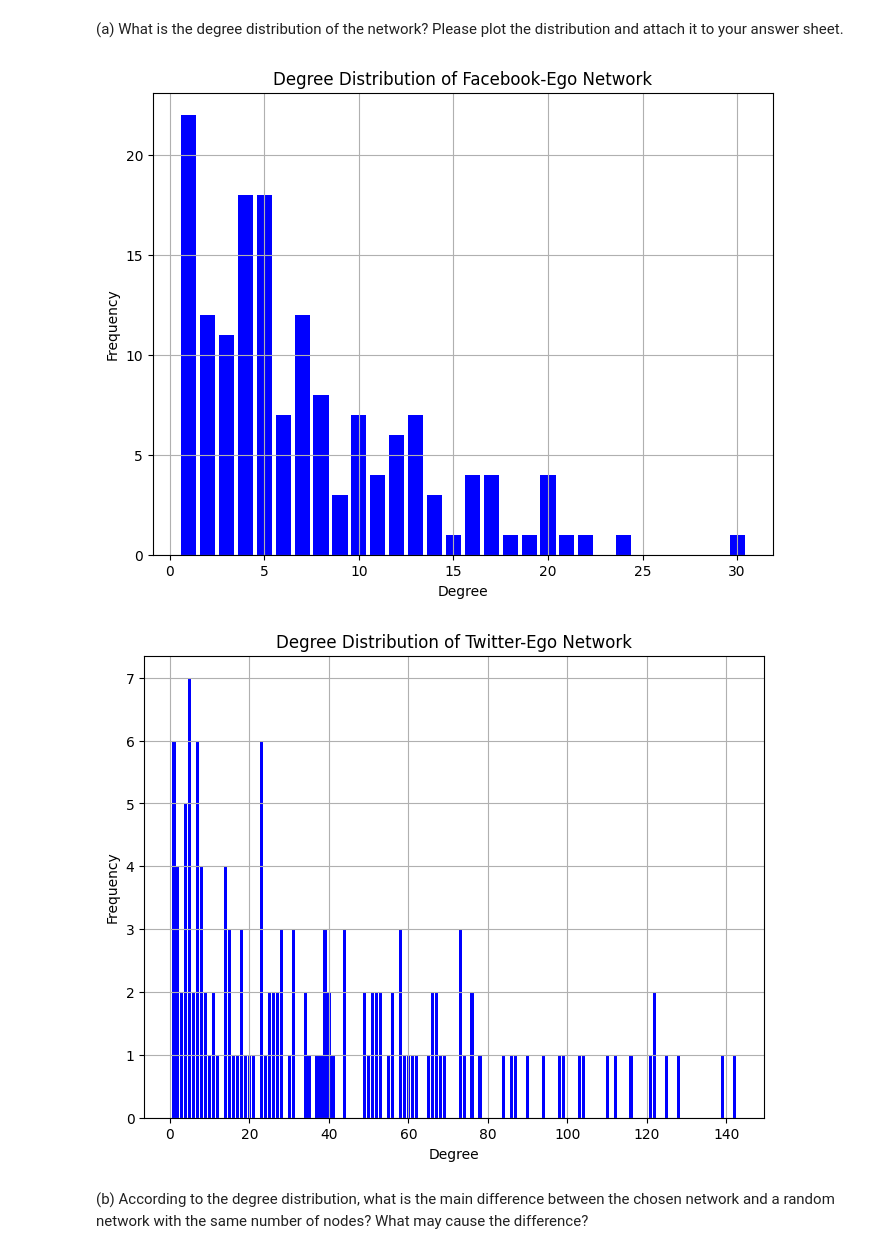
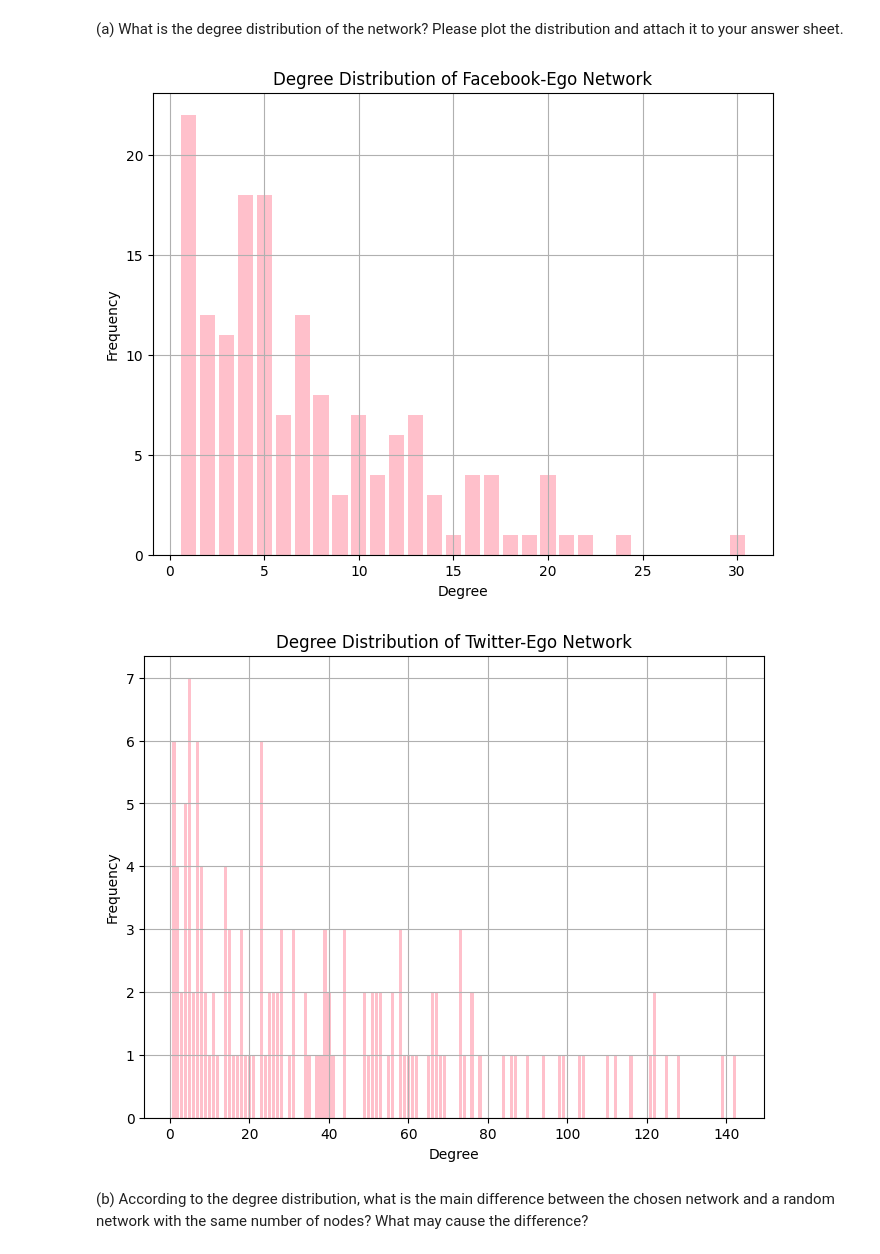
Before and after one commit to dency-claris/Analysis-of-Complex-Networks, a Jupyter notebook: Assignment 2.ipynb, the cells around one changed output. Saved outputs shown, nothing was run; the diff lists cells and outputs as text; code cells hidden in the pictures.

```diff
--- a/Assignment 2.ipynb
+++ b/Assignment 2.ipynb
@@ -17,36 +17,36 @@ facebook_edges_file = 'datasets/1684.edges'
 facebook_ego_graph = nx.read_edgelist(facebook_edges_file)
 
 # Load Twitter-Ego Network
 twitter_edges_file = 'datasets/2029971.edges'
 twitter_ego_graph = nx.read_edgelist(twitter_edges_file, create_using=nx.DiGraph())
 
 # Function to plot degree distribution
 def plot_degree_distribution(graph, title):
     degrees = [degree for node, degree in graph.degree()]
 
     # Count how many nodes have each degree
     degree_counts = Counter(degrees)
 
     # Separate the degree values and their corresponding counts
     degree_values, degree_frequencies = zip(*degree_counts.items())
 
     # Plotting the degree distribution
     plt.figure(figsize=(8, 6))
-    plt.bar(degree_values, degree_frequencies, width=0.80, color='b')
+    plt.bar(degree_values, degree_frequencies, width=0.80, color='pink')
     plt.title(f"Degree Distribution of {title}")
     plt.xlabel("Degree")
     plt.ylabel("Frequency")
     plt.grid(True)
     plt.show()
 
 # Plot degree distribution for Facebook-Ego
 plot_degree_distribution(facebook_ego_graph, "Facebook-Ego Network")
 
 # Plot degree distribution for Twitter-Ego
 plot_degree_distribution(twitter_ego_graph, "Twitter-Ego Network")
 # %% [output]
-[figure, old version]
+[figure, new version]
-[figure, old version]
+[figure, new version]
 # %% [markdown]
 (b) According to the degree distribution, what is the main difference between the chosen network
 and a random network with the same number of nodes? What may cause the difference?
```
Also changed, not shown: parts of 1 cell of this notebook.
